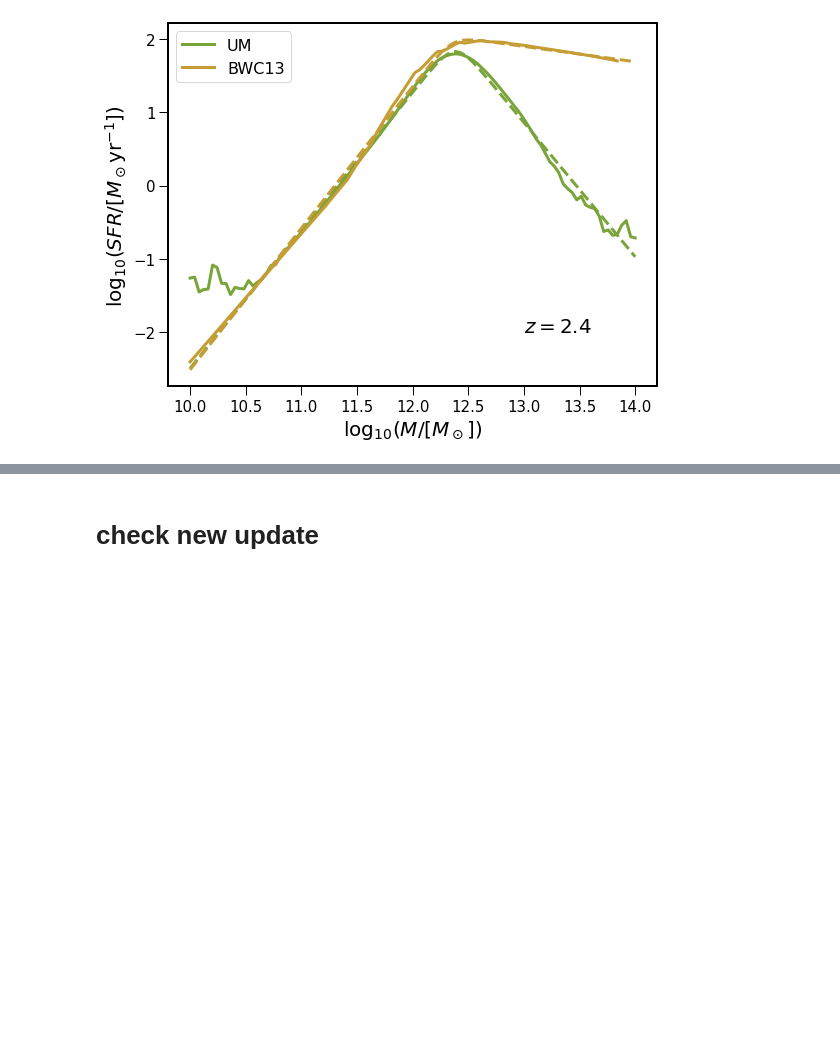
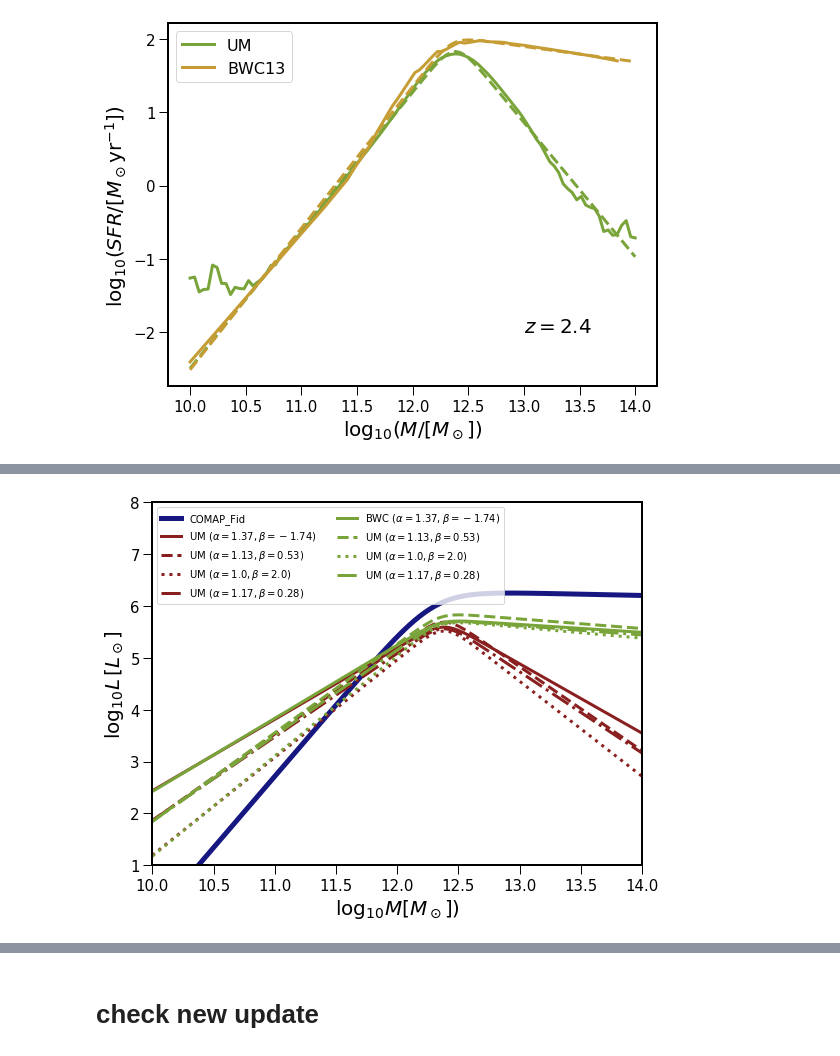
Before and after one commit to kokron/skyLine, a Jupyter notebook: notebooks/prel_results_jose.ipynb, the cells around one changed output, grey strips where cells are left out. Drawn from its saved outputs; the diff is of its cells as text; code cells hidden in the pictures; blank space fills up the shorter version.

```diff
--- a/notebooks/prel_results_jose.ipynb
+++ b/notebooks/prel_results_jose.ipynb
@@ -924,0 +1029,28 @@ plt.show()
+# %%
+gs = gridspec.GridSpec(1, 1,left=0.12,bottom=0.14,right=0.97,top=0.98,wspace=.0,hspace=.0)
+fig = plt.figure(figsize=(8,6))
+
+ax = plt.subplot(gs[0,0])
+ax.plot(logM,np.log10(LCOMAP(10**logM*u.Msun).value),label='COMAP_Fid',color=colors[3],lw=5)
+ax.plot(logM,np.log10(L_UM_fid.value),label=r'UM $ (\alpha = {}, \beta = {})$'.format(afid,bfid),color=colors[0])
+ax.plot(logM,np.log10(L_UM_1.value),label=r'UM $ (\alpha = {}, \beta = {})$'.format(a1,b1),color=colors[0],ls='--')
+ax.plot(logM,np.log10(L_UM_2.value),label=r'UM $ (\alpha = {}, \beta = {})$'.format(a2,b2),color=colors[0],ls=':')
+ax.plot(logM,np.log10(L_UM_3.value),label=r'UM $ (\alpha = {}, \beta = {})$'.format(a3,b3),color=colors[0],ls='-.')
+ax.plot(logM,np.log10(L_BWC_fid.value),label=r'BWC $ (\alpha = {}, \beta = {})$'.format(afid,bfid),color=colors[1])
+ax.plot(logM,np.log10(L_BWC_1.value),label=r'UM $ (\alpha = {}, \beta = {})$'.format(a1,b1),color=colors[1],ls='--')
+ax.plot(logM,np.log10(L_BWC_2.value),label=r'UM $ (\alpha = {}, \beta = {})$'.format(a2,b2),color=colors[1],ls=':')
+ax.plot(logM,np.log10(L_BWC_3.value),label=r'UM $ (\alpha = {}, \beta = {})$'.format(a3,b3),color=colors[1],ls='-.')
+
+
+plt.ylim(1,8)
+plt.xlim(10,14)
+
+ax.set_ylabel(r'$\log_{10} L\, [L_\odot]$',fontsize=20)
+ax.set_xlabel(r"$\log_{10} M [M_\odot])$",fontsize=20)
+ax.tick_params(axis='both',width=1,length=9,labelsize=15)
+ax.tick_params(axis='both',which='minor',width=1,length=5,labelsize=15)
+ax.legend(fontsize=10,loc=2,ncol=2)
+
+plt.show()
+# %% [output]
+[figure, added]
```
Also changed, not shown: parts of 14 cells of this notebook.
